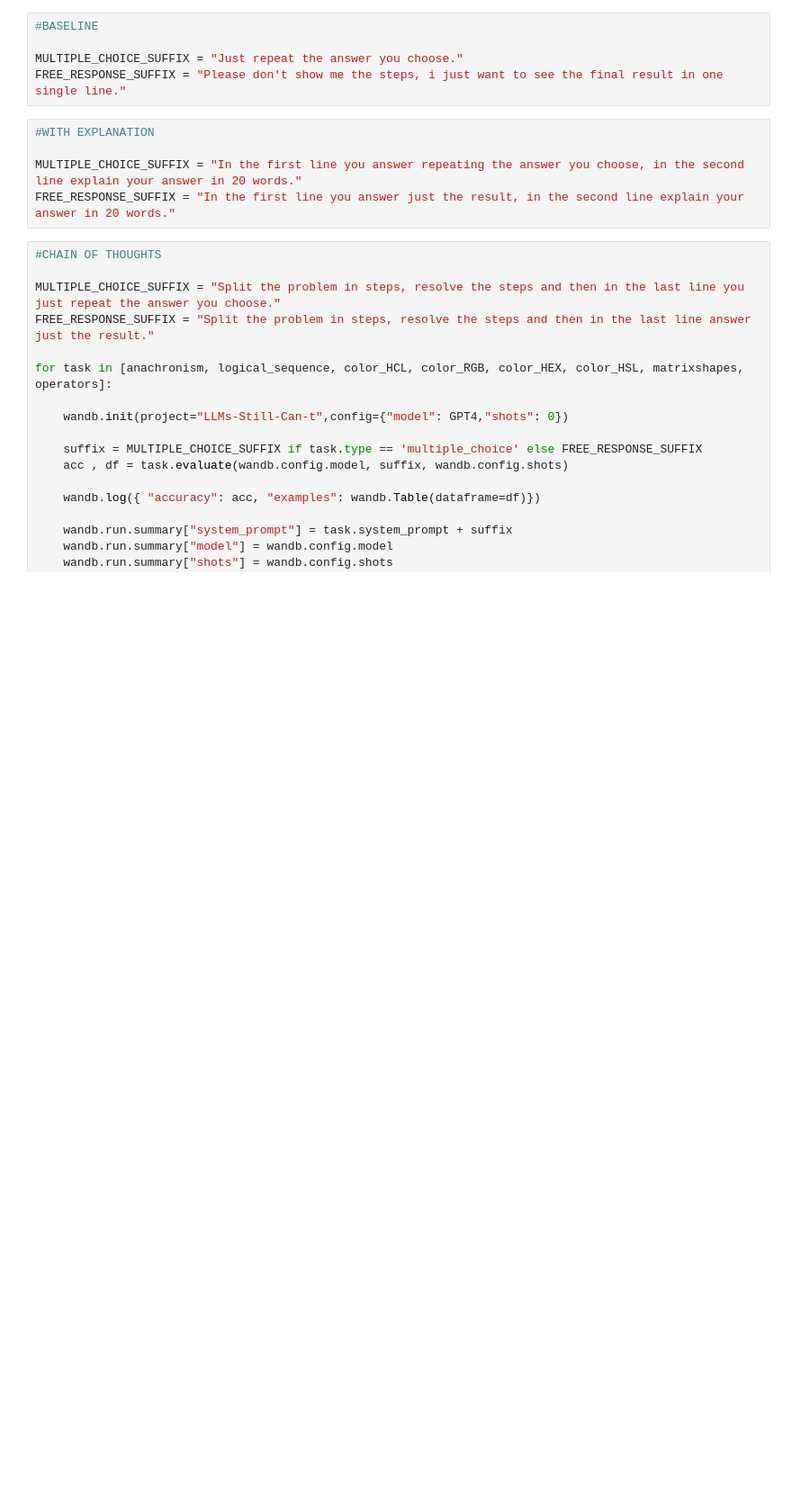
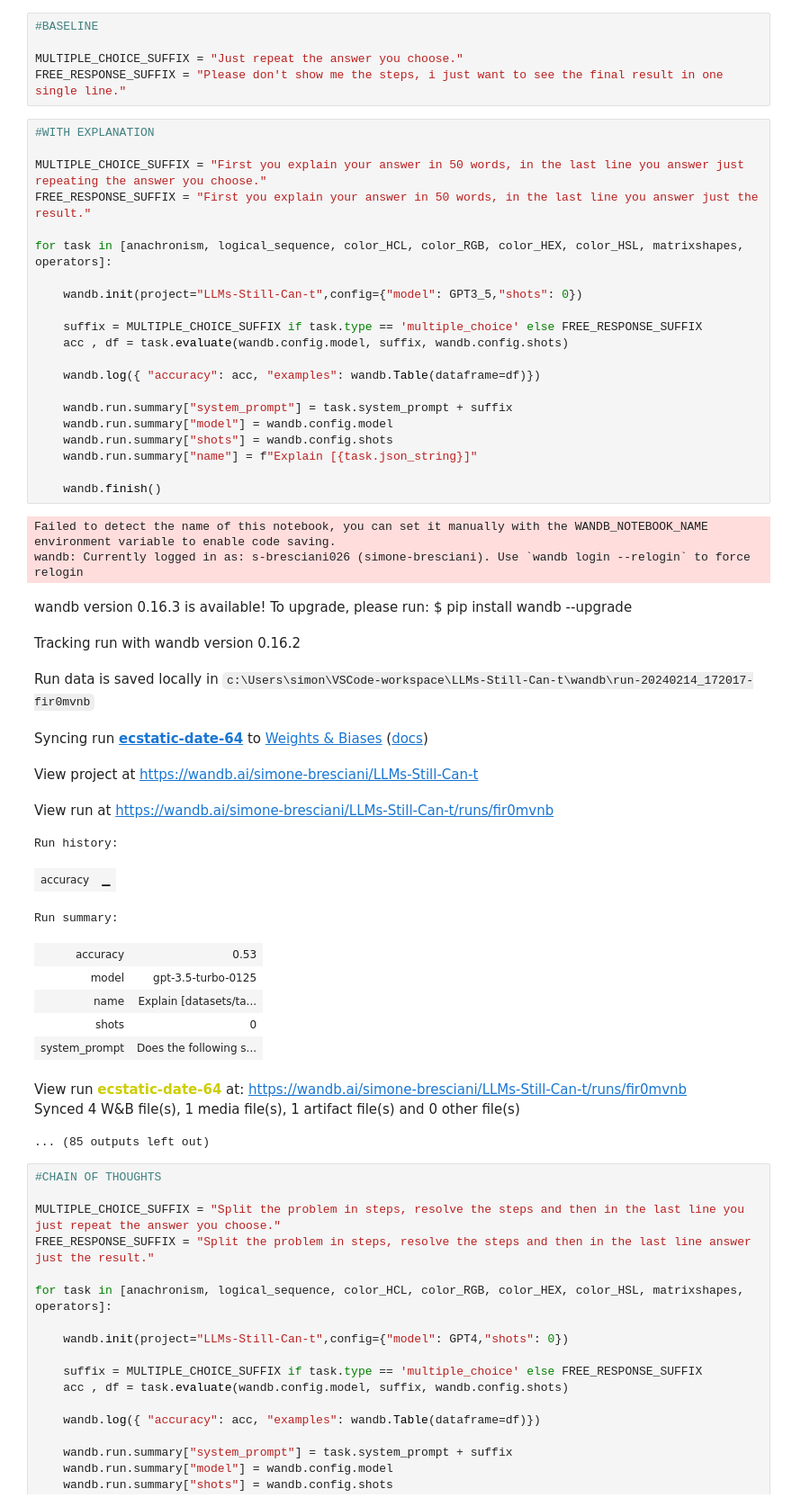
Before and after one commit to Simone-Bresciani/LLMs-Still-Can-t, a Jupyter notebook: Main.ipynb, the cells around one changed output. Shown at 90% size. Saved outputs shown, nothing was run; the diff lists cells and outputs as text; blank space fills up the shorter version.

Commit message:
fino a explain gpt3.5

```diff
--- a/Main.ipynb
+++ b/Main.ipynb
@@ -28,11 +28,47 @@ operators = Task('free_response',
 
 MULTIPLE_CHOICE_SUFFIX = "Just repeat the answer you choose."
 FREE_RESPONSE_SUFFIX = "Please don't show me the steps, i just want to see the final result in one single line."
-# %%
-#WITH EXPLANATION
-
-MULTIPLE_CHOICE_SUFFIX = "In the first line you answer repeating the answer you choose, in the second line explain your answer in 20 words."
-FREE_RESPONSE_SUFFIX = "In the first line you answer just the result, in the second line explain your answer in 20 words."
+# %%
+#WITH EXPLANATION
+
+MULTIPLE_CHOICE_SUFFIX = "First you explain your answer in 50 words, in the last line you answer just repeating the answer you choose."
+FREE_RESPONSE_SUFFIX = "First you explain your answer in 50 words, in the last line you answer just the result."
+
+for task in [anachronism, logical_sequence, color_HCL, color_RGB, color_HEX, color_HSL, matrixshapes, operators]:
+
+    wandb.init(project="LLMs-Still-Can-t",config={"model": GPT3_5,"shots": 0})
+
+    suffix = MULTIPLE_CHOICE_SUFFIX if task.type == 'multiple_choice' else FREE_RESPONSE_SUFFIX
+    acc , df = task.evaluate(wandb.config.model, suffix, wandb.config.shots)
+
+    wandb.log({ "accuracy": acc, "examples": wandb.Table(dataframe=df)})
+
+    wandb.run.summary["system_prompt"] = task.system_prompt + suffix
+    wandb.run.summary["model"] = wandb.config.model
+    wandb.run.summary["shots"] = wandb.config.shots
+    wandb.run.summary["name"] = f"Explain [{task.json_string}]"
+
+    wandb.finish()
+# %% [output]
+Failed to detect the name of this notebook, you can set it manually with the WANDB_NOTEBOOK_NAME environment variable to enable code saving.
+wandb: Currently logged in as: s-bresciani026 (simone-bresciani). Use `wandb login --relogin` to force relogin
+wandb version 0.16.3 is available! To upgrade, please run: $ pip install wandb --upgrade
+Tracking run with wandb version 0.16.2
+Run data is saved locally in c:\Users\simon\VSCode-workspace\LLMs-Still-Can-t\wandb\run-20240214_172017-fir0mvnb
+Syncing run ecstatic-date-64 to Weights & Biases (docs)
+View project at https://wandb.ai/simone-bresciani/LLMs-Still-Can-t
+View run at https://wandb.ai/simone-bresciani/LLMs-Still-Can-t/runs/fir0mvnb
+Run history:
+| accuracy | ▁ |
+Run summary:
+| accuracy | 0.53 |
+| model | gpt-3.5-turbo-0125 |
+| name | Explain [datasets/ta... |
+| shots | 0 |
+| system_prompt | Does the following s... |
+View run ecstatic-date-64 at: https://wandb.ai/simone-bresciani/LLMs-Still-Can-t/runs/fir0mvnb
+Synced 4 W&B file(s), 1 media file(s), 1 artifact file(s) and 0 other file(s)
+... (85 outputs left out)
 # %%
 #CHAIN OF THOUGHTS
 
```
Also changed, not shown: 48 other files.
